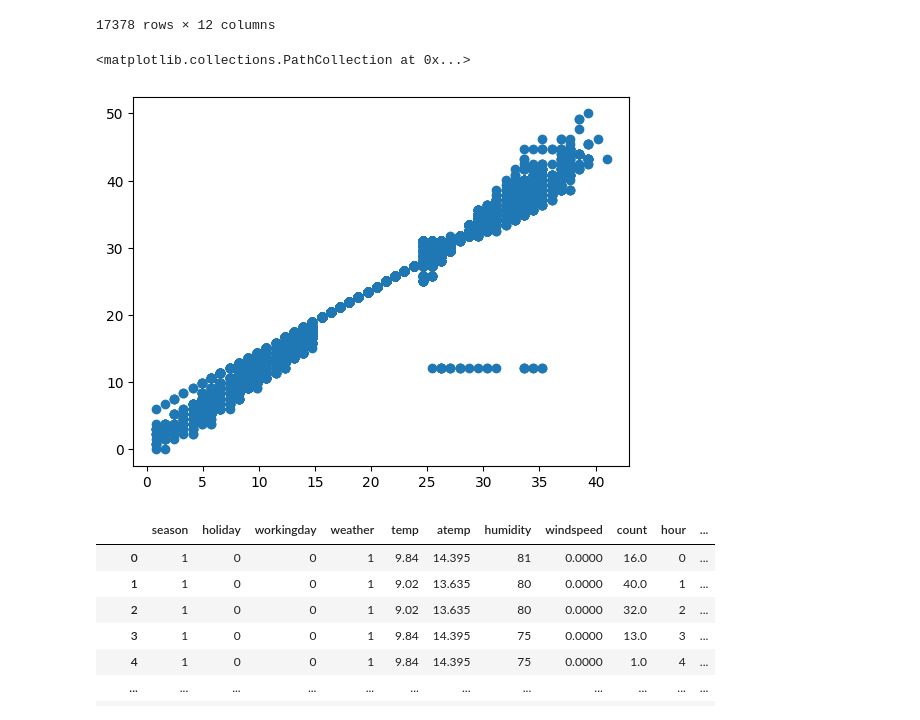
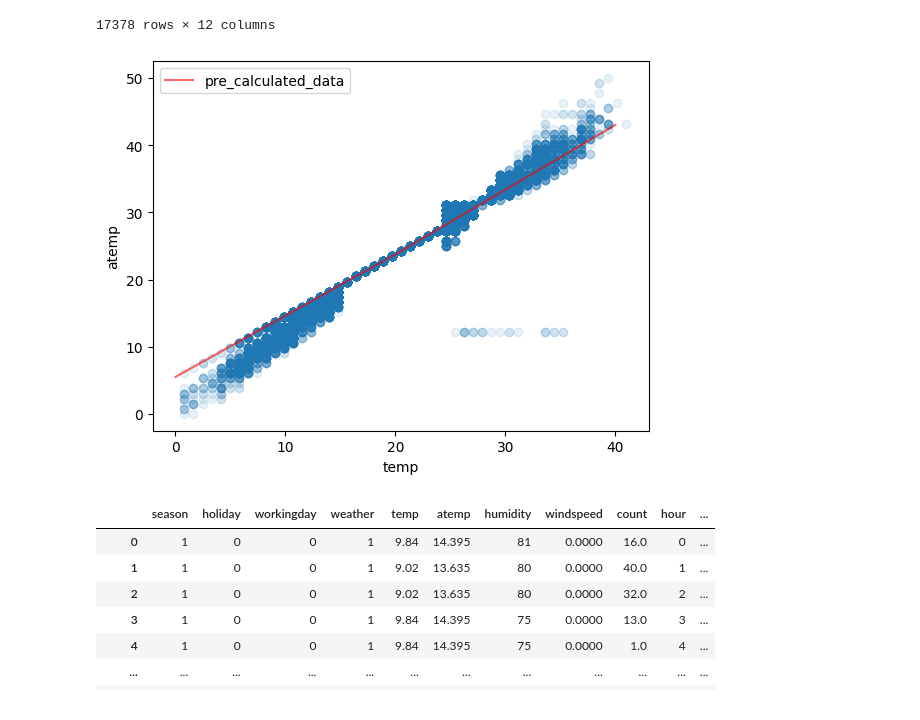
Before and after one commit to gptjddldi/kg-bike-sharing-demand, a Jupyter notebook: data_preprocessing.ipynb, the cells around one changed output. Drawn from its saved outputs; the diff is of its cells as text; code cells hidden in the pictures.

Commit message:
final data_preprocessiong

```diff
--- a/data_preprocessing.ipynb
+++ b/data_preprocessing.ipynb
@@ -51,10 +51,14 @@ all_data = all_data.drop('tempDate', axis=1)
 dropFeatures = ['datetime', 'casual', 'registered']
 all_data = all_data.drop(dropFeatures, axis=1)
 # %%
-plt.scatter(all_data['temp'], all_data['atemp'])
+plt.scatter(all_data['temp'], all_data['atemp'], alpha = 0.1)
+plt.plot([0,20,40],[5.5,23.75,43], 'r', alpha = 0.6, label = 'pre_calculated_data');
+plt.xlabel('temp')
+plt.ylabel('atemp')
+plt.legend()
+plt.show()
 # %% [output]
-<matplotlib.collections.PathCollection at 0x...>
-[figure, old version]
+[figure, new version]
 # %%
 # error value of atemp
 def predict_atemp(data):
```
Also changed, not shown: parts of 6 cells of this notebook.
